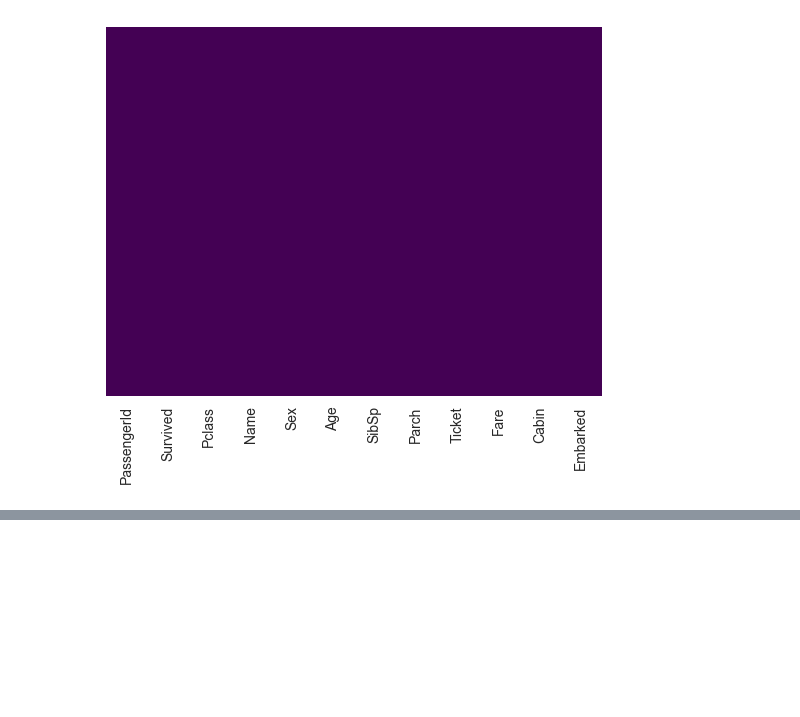
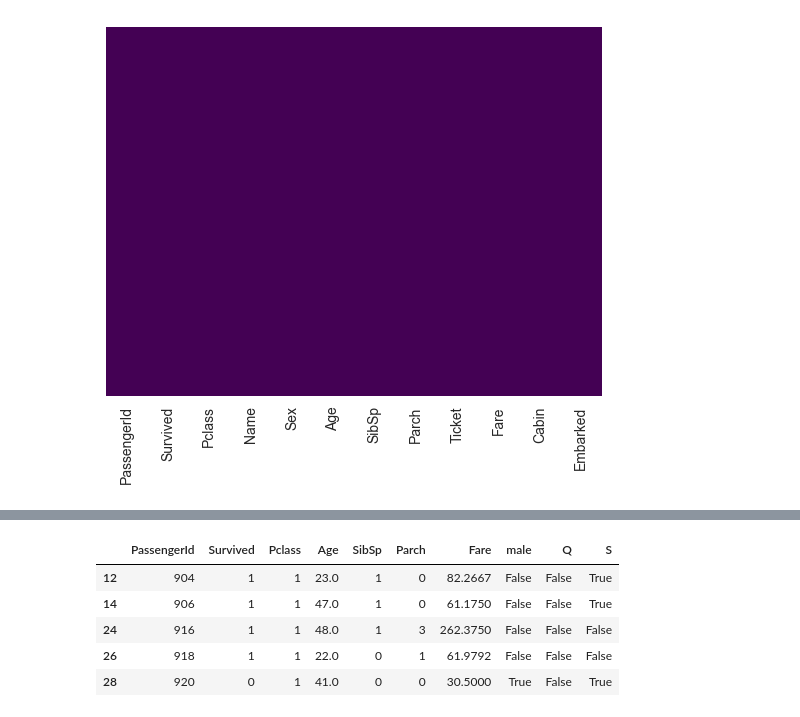
Before and after one commit to kartikmehta18/learn-python, a Jupyter notebook: ml/ExploratoryDataAnalysis.ipynb, the cells around one changed output, grey strips where cells are left out. Cells and saved outputs as stored; diff of their text form; code cells hidden in the pictures; blank space fills up the shorter version.

```diff
--- a/ml/ExploratoryDataAnalysis.ipynb
+++ b/ml/ExploratoryDataAnalysis.ipynb
@@ -162,0 +206,5 @@ sns.heatmap(train.isnull(), yticklabels=False, cbar=False, cmap='viridis')
+# %%
+sex =pd.get_dummies(train['Sex'],drop_first=True)
+embarked =pd.get_dummies(train['Embarked'],drop_first=True)
+# %%
+train.drop(['Sex','Embarked','Name','Ticket','Cabin'],axis=1,inplace=True)
@@ -162,0 +220,11 @@ sns.heatmap(train.isnull(), yticklabels=False, cbar=False, cmap='viridis')
+# %%
+train =pd.concat([train,sex,embarked],axis=1)
+# %%
+train.head()
+# %% [output]
+|  | PassengerId | Survived | Pclass | Age | SibSp | Parch | Fare | male | Q | S |
+| 12 | 904 | 1 | 1 | 23.0 | 1 | 0 | 82.2667 | False | False | True |
+| 14 | 906 | 1 | 1 | 47.0 | 1 | 0 | 61.1750 | False | False | True |
+| 24 | 916 | 1 | 1 | 48.0 | 1 | 3 | 262.3750 | False | False | False |
+| 26 | 918 | 1 | 1 | 22.0 | 0 | 1 | 61.9792 | False | False | False |
+| 28 | 920 | 0 | 1 | 41.0 | 0 | 0 | 30.5000 | True | False | True |
```
Also changed, not shown: parts of 22 cells of this notebook.
